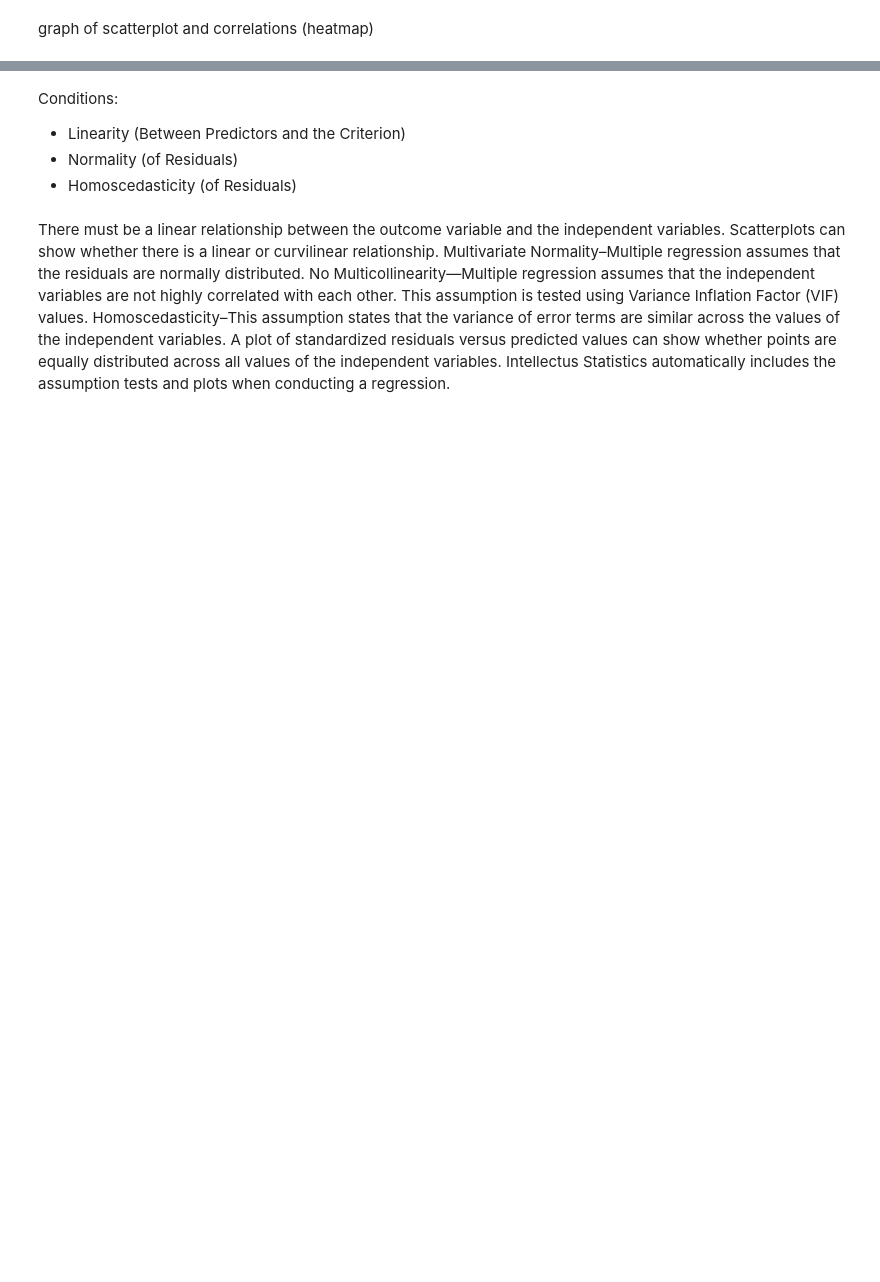
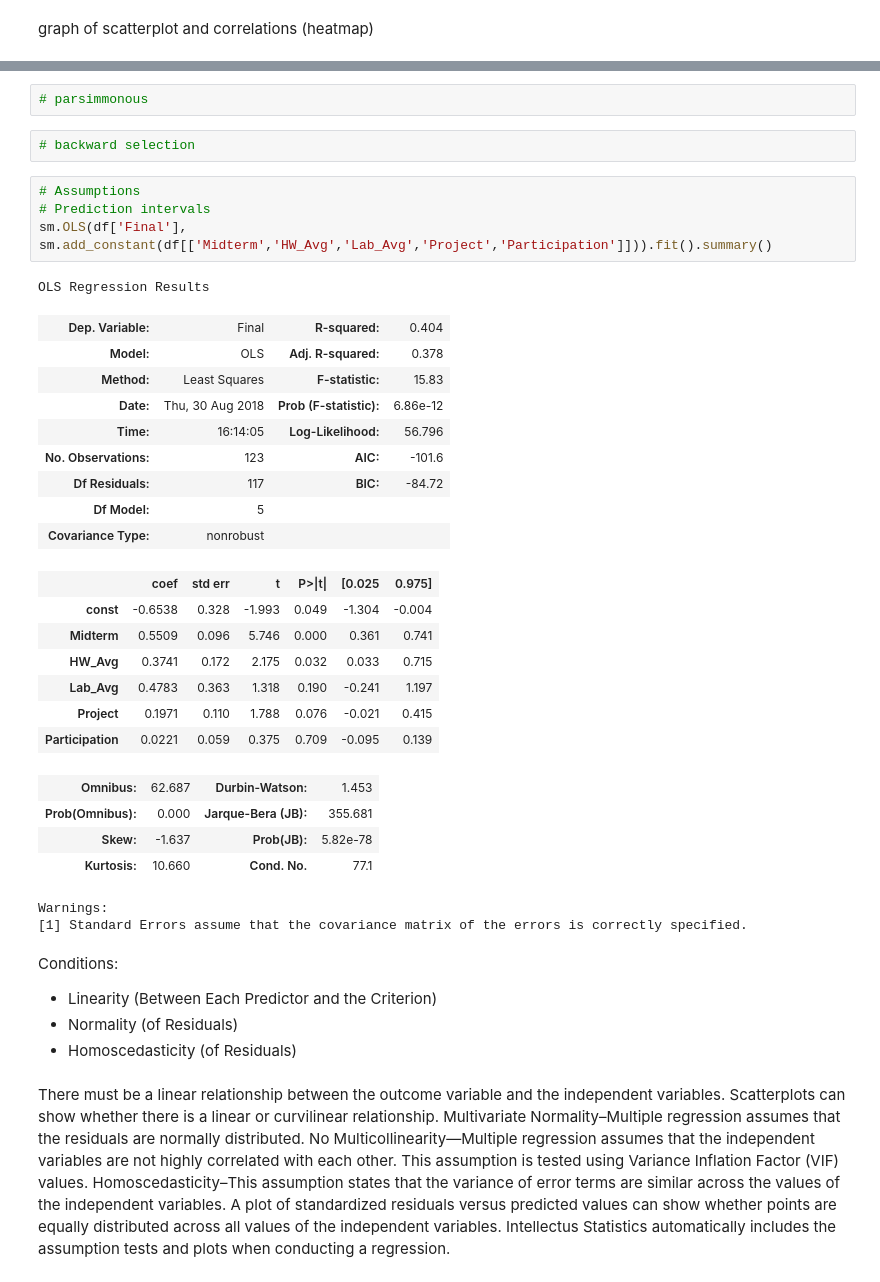
Before and after one commit to dleestat/grades, a Jupyter notebook: Grades.ipynb, the cells around one changed output, grey strips where cells are left out. Cells and saved outputs as stored; diff of their text form; blank space fills up the shorter version.

```diff
--- a/Grades.ipynb
+++ b/Grades.ipynb
@@ -391,6 +383,38 @@ Warnings:
+# %%
+# parsimmonous
+# %%
+# backward selection
+# %%
+# Assumptions
+# Prediction intervals
+sm.OLS(df['Final'], sm.add_constant(df[['Midterm','HW_Avg','Lab_Avg','Project','Participation']])).fit().summary()
+# %% [output]
+OLS Regression Results
+| Dep. Variable: | Final | R-squared: | 0.404 |
+| Model: | OLS | Adj. R-squared: | 0.378 |
+| Method: | Least Squares | F-statistic: | 15.83 |
+| Date: | Thu, 30 Aug 2018 | Prob (F-statistic): | 6.86e-12 |
+| Time: | 16:14:05 | Log-Likelihood: | 56.796 |
+| No. Observations: | 123 | AIC: | -101.6 |
+| Df Residuals: | 117 | BIC: | -84.72 |
+| Df Model: | 5 |  |  |
+| Covariance Type: | nonrobust |  |  |
+|  | coef | std err | t | P>|t| | [0.025 | 0.975] |
+| const | -0.6538 | 0.328 | -1.993 | 0.049 | -1.304 | -0.004 |
+| Midterm | 0.5509 | 0.096 | 5.746 | 0.000 | 0.361 | 0.741 |
+| HW_Avg | 0.3741 | 0.172 | 2.175 | 0.032 | 0.033 | 0.715 |
+| Lab_Avg | 0.4783 | 0.363 | 1.318 | 0.190 | -0.241 | 1.197 |
+| Project | 0.1971 | 0.110 | 1.788 | 0.076 | -0.021 | 0.415 |
+| Participation | 0.0221 | 0.059 | 0.375 | 0.709 | -0.095 | 0.139 |
+| Omnibus: | 62.687 | Durbin-Watson: | 1.453 |
+| Prob(Omnibus): | 0.000 | Jarque-Bera (JB): | 355.681 |
+| Skew: | -1.637 | Prob(JB): | 5.82e-78 |
+| Kurtosis: | 10.660 | Cond. No. | 77.1 |
+Warnings:
+[1] Standard Errors assume that the covariance matrix of the errors is correctly specified.
 # %% [markdown]
 Conditions:
-- Linearity (Between Predictors and the Criterion)
+- Linearity (Between Each Predictor and the Criterion)
 - Normality (of Residuals)
 - Homoscedasticity (of Residuals)
 # %% [markdown]
```
Also changed, not shown: parts of 21 cells of this notebook.
